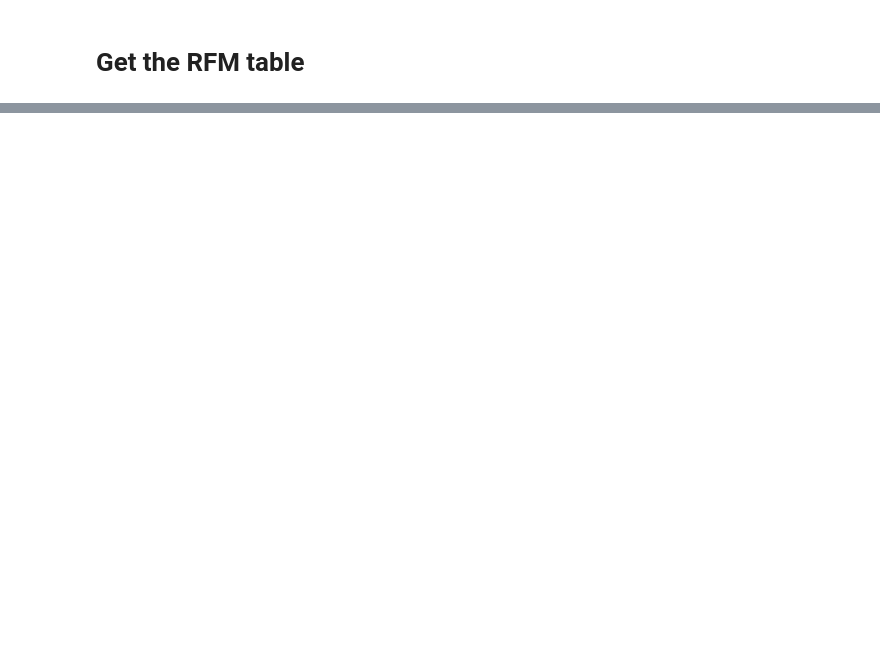
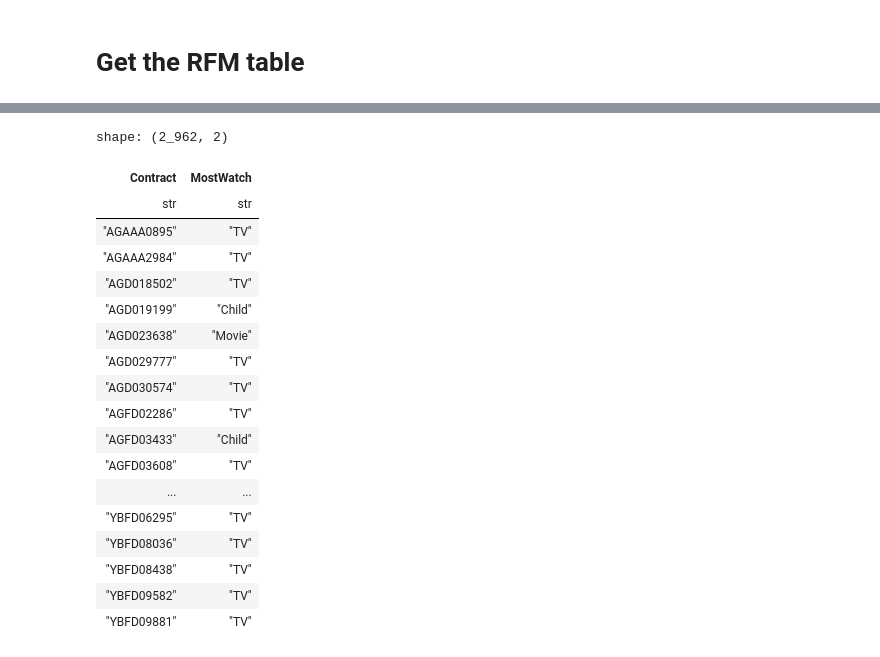
Before and after one commit to andreale28/PolarsPipeline, a Jupyter notebook: notebooks/data_processing.ipynb, the cells around one changed output, grey strips where cells are left out. Drawn from its saved outputs; the diff is of its cells as text; code cells hidden in the pictures; blank space fills up the shorter version.

```diff
--- a/notebooks/data_processing.ipynb
+++ b/notebooks/data_processing.ipynb
@@ -239,0 +344,21 @@ pl.col()
+# %%
+def get_most_watch(sources: pl.LazyFrame) -> pl.LazyFrame:
+    if not isinstance(sources, pl.LazyFrame):
+        sources = sources.lazy()
+    columns = sources.columns[1:]
+    watch_type = [item[:-8] for item in columns]
+
+    return (
+        sources
+        .with_columns(
+            pl.concat_list([
+                pl.struct(pl.col(c).alias("l"), pl.lit(v).alias("k")) for c, v in zip(columns, watch_type)
+                for c, v in zip(columns, watch_type)
+            ]
+            ).alias('temp')
+        )
+        .select(
+            pl.col('Contract'),
+            pl.col('temp').list.sort(descending=True).list.first().struct.field('k').alias('MostWatch')
+        )
+    )
@@ -239,0 +389,22 @@ pl.col()
+# %%
+get_most_watch(pivot_df).fetch(100)
+# %% [output]
+shape: (2_962, 2)
+| Contract | MostWatch |
+| str | str |
+| "AGAAA0895" | "TV" |
+| "AGAAA2984" | "TV" |
+| "AGD018502" | "TV" |
+| "AGD019199" | "Child" |
+| "AGD023638" | "Movie" |
+| "AGD029777" | "TV" |
+| "AGD030574" | "TV" |
+| "AGFD02286" | "TV" |
+| "AGFD03433" | "Child" |
+| "AGFD03608" | "TV" |
+| ... | ... |
+| "YBFD06295" | "TV" |
+| "YBFD08036" | "TV" |
+| "YBFD08438" | "TV" |
+| "YBFD09582" | "TV" |
+| "YBFD09881" | "TV" |
```
Also changed, not shown: parts of 18 cells of this notebook, 6 other files.
